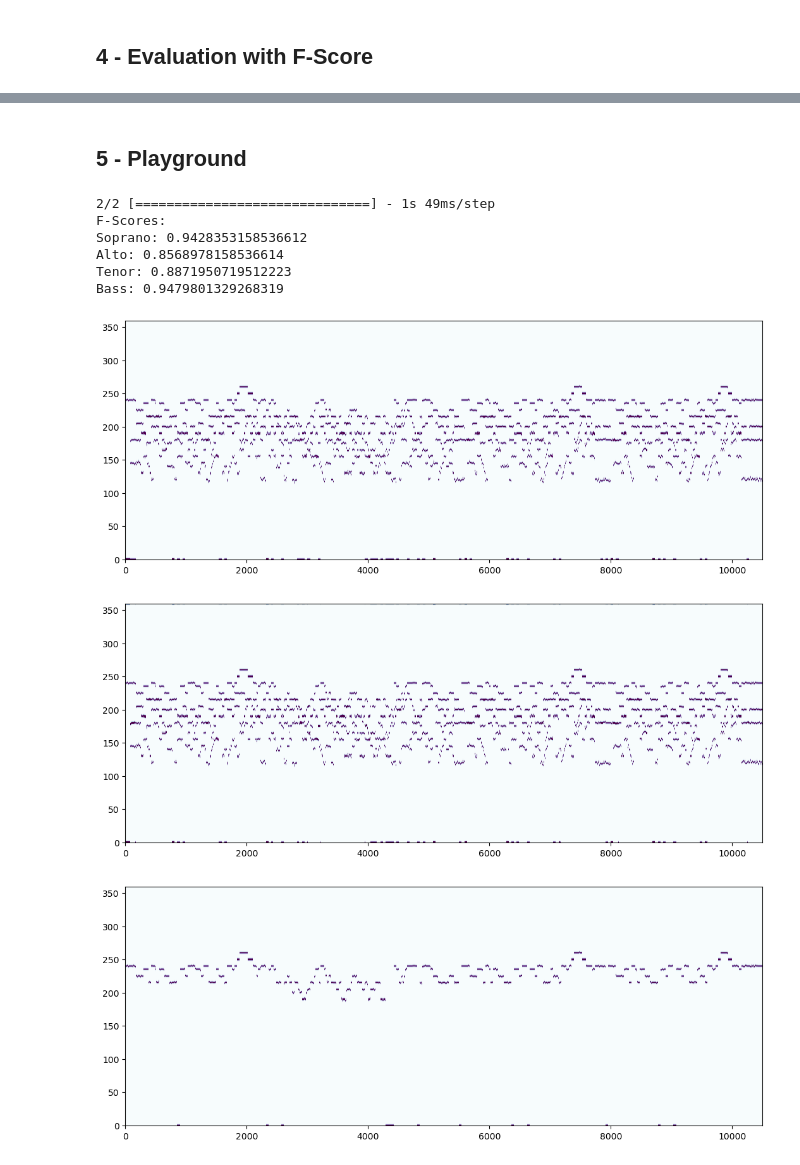
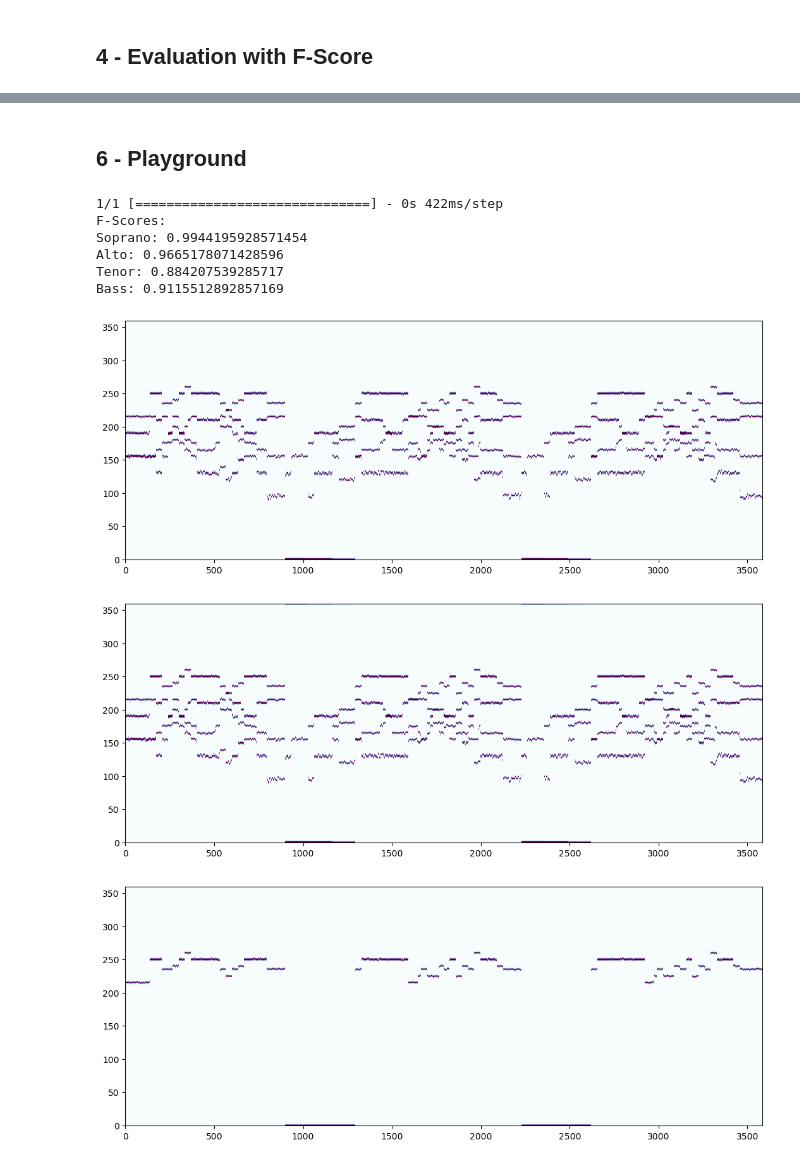
Before and after one commit to Xornotor/VocalAssignment-SSCS, a Jupyter notebook: SSCS_Training.ipynb, the cells around one changed output, grey strips where cells are left out. Drawn from its saved outputs; the diff is of its cells as text; code cells hidden in the pictures.

Commit message:
Mask_Voas_V2: a deep understanding of "masking"

```diff
--- a/SSCS_Training.ipynb
+++ b/SSCS_Training.ipynb
@@ -23,15 +27,22 @@ ds_train = sscs.get_dataset(split='train', end_index=1000)
 ds_val = sscs.get_dataset(split='validate', end_index=300)
 ds_test = sscs.get_dataset(split='test', end_index=300)
 # %%
-#ckpt_dir = './Checkpoints/mask_voas_treino1.keras'
+'''
+ckpt_dir = './Checkpoints/mask_voas_treino1.keras'
 #ckpt_dir = './Checkpoints/mask_voas_treino2_tracked.keras'
 #ckpt_dir = './Checkpoints/mask_voas_treino3_tracked.keras'
 #ckpt_dir = './Checkpoints/mask_voas_treino4_tracked.keras'
 #ckpt_dir = './Checkpoints/mask_voas_treino5_tracked.keras'
-ckpt_dir = './Checkpoints/mask_voas_treino6_tracked.keras'
+#ckpt_dir = './Checkpoints/mask_voas_treino6_tracked.keras'
 mask_voas_cnn = sscs.mask_voas_cnn_model(l_rate = 2e-3)
 
-#print(mask_voas_cnn.summary())
+print(mask_voas_cnn.summary())
 
 sscs.load_weights(mask_voas_cnn, ckpt_dir=ckpt_dir)
-#sscs.train(mask_voas_cnn, ds_train, ds_val, epochs=50, save_model=True, ckpt_dir=ckpt_dir)
+#sscs.train(mask_voas_cnn, ds_train, ds_val, epochs=15, save_model=True, ckpt_dir=ckpt_dir, log_folder='mask_voas_cnn')
+'''
+# %%
+ckpt_dir = './Checkpoints/mask_voas_v2_treino1_tracked.keras'
+mask_voas_v2 = sscs.mask_voas_cnn_v2_model(l_rate = 5e-3)
+
+print(mask_voas_v2.summary())
@@ -38,11 +67,6 @@ sscs.load_weights(mask_voas_cnn, ckpt_dir=ckpt_dir)
 # %%
-ckpt_dir = './Checkpoints/downsample_voas_cnn.keras'
-downsample_voas_cnn = sscs.downsample_voas_cnn_model()
-
-#print(mask_voas_cnn.summary())
-
-#sscs.load_weights(downsample_voas_cnn)
-#sscs.train(downsample_voas_cnn, ds_train, ds_val, epochs=30, save_model=False, ckpt_dir=ckpt_dir)
+sscs.load_weights(mask_voas_v2, ckpt_dir=ckpt_dir)
+#sscs.train(mask_voas_v2, ds_train, ds_val, epochs=30, save_model=True, ckpt_dir=ckpt_dir, log_folder='mask_voas_v2')
 # %% [markdown]
 ## 4 - Evaluation with F-Score
 # %%
@@ -139,10 +169,10 @@ sscs.boxplot(f_scr6_full)
 # %% [markdown]
-## 5 - Playground
+## 6 - Playground
 # %%
 rand_song = sscs.pick_random_song(split='test')
 mix, s, a, t, b = sscs.read_all_voice_splits(rand_song)
 
-s_pred, a_pred, t_pred, b_pred = mask_voas_cnn.predict(mix)
+s_pred, a_pred, t_pred, b_pred = mask_voas_v2.predict(mix)
 
 mix = np.moveaxis(mix, 0, 1).reshape(360, -1)
 s = np.moveaxis(s, 0, 1).reshape(360, -1)
@@ -162,38 +192,38 @@ a_fscore = sscs.f_score(a, a_pred_postproc)
 t_fscore = sscs.f_score(t, t_pred_postproc)
 b_fscore = sscs.f_score(b, b_pred_postproc)
 
 print("F-Scores:")
 print(f"Soprano: {s_fscore}")
 print(f"Alto: {a_fscore}")
 print(f"Tenor: {t_fscore}")
 print(f"Bass: {b_fscore}")
 print()
 
 sscs.plot(mix)
 sscs.plot(mix_pred_postproc)
 
 sscs.plot(s)
 sscs.plot(s_pred_postproc)
 
 sscs.plot(a)
 sscs.plot(a_pred_postproc)
 
 sscs.plot(t)
 sscs.plot(t_pred_postproc)
 
 sscs.plot(b)
 sscs.plot(b_pred_postproc)
 
 sscs.song_to_midi(s, a, t, b, './MIDI/original.mid')
 sscs.song_to_midi(s_pred_postproc, a_pred_postproc, t_pred_postproc, b_pred_postproc,
                   './MIDI/predicted.mid')
 # %% [output]
-2/2 [==============================] - 1s 49ms/step
+1/1 [==============================] - 0s 422ms/step
 F-Scores:
-Soprano: 0.9428353158536612
-Alto: 0.8568978158536614
-Tenor: 0.8871950719512223
-Bass: 0.9479801329268319
+Soprano: 0.9944195928571454
+Alto: 0.9665178071428596
+Tenor: 0.884207539285717
+Bass: 0.9115512892857169
-[figure, old version]
+[figure, new version]
-[figure, old version]
+[figure, new version]
-[figure, old version]
+[figure, new version]
```
Also changed, not shown: parts of 16 cells of this notebook, 5 other files.
